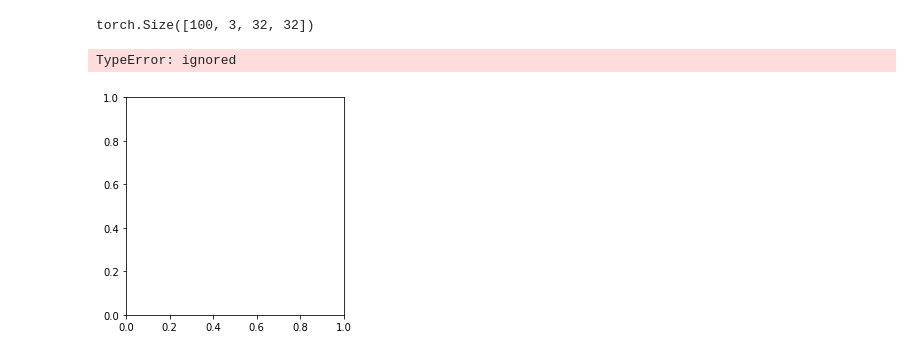
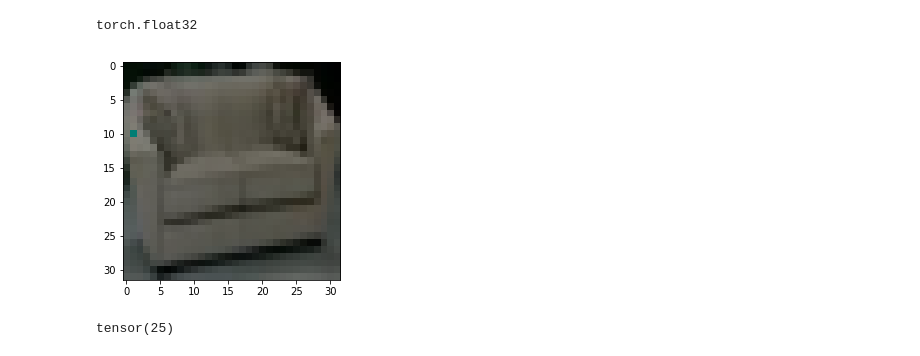
Before and after one commit to hursung1/FearNet, a Jupyter notebook: FearNet.ipynb, the cells around one changed output. Saved outputs shown, nothing was run; the diff lists cells and outputs as text; code cells hidden in the pictures.

```diff
--- a/FearNet.ipynb
+++ b/FearNet.ipynb
@@ -146,14 +145,14 @@ torch.Size([100, 3, 32, 32])
 # %%
 dataiter = iter(TrainDataLoaders[2])
 image, label = dataiter.next()
-image = image.permute(0,3, 2, 1)
-print(image.shape)
+#image = image.permute(0,3, 2, 1)
+print(image.dtype)
 imshow(image[0].type(torch.uint8))
 print(label[0])
 # %% [output]
-torch.Size([100, 3, 32, 32])
+torch.float32
+[figure, new version]
-TypeError: ignored
+tensor(25)
-[figure, old version]
 # %%
 class Hippocampal():
     def __init__(self, task_num, eps):
```
Also changed, not shown: parts of 6 cells of this notebook, 4 other files.
